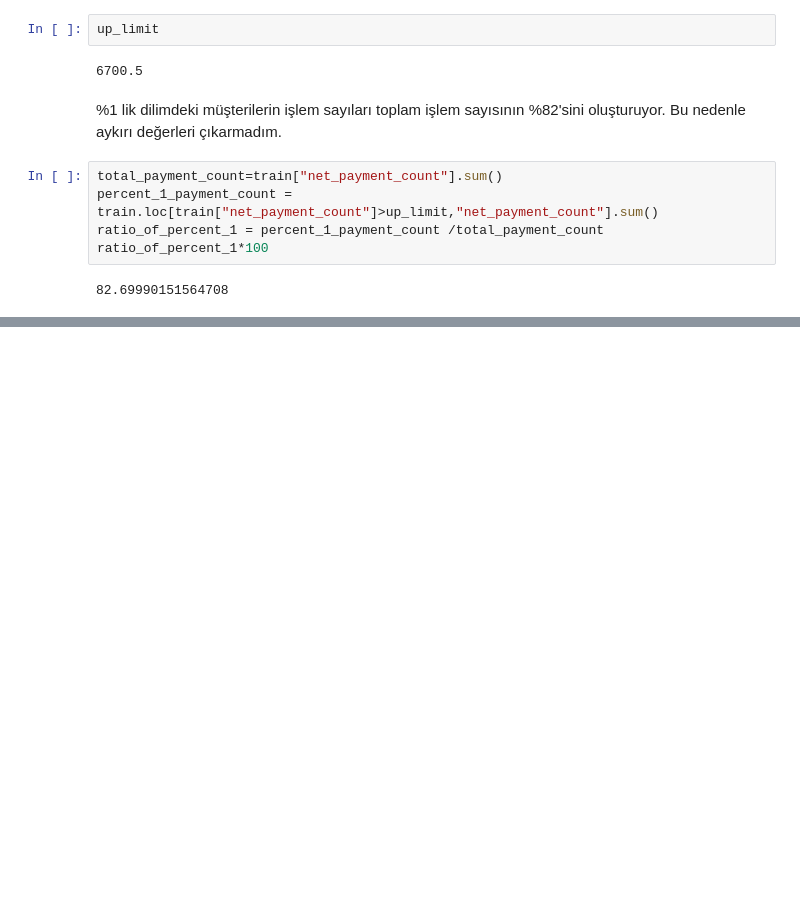
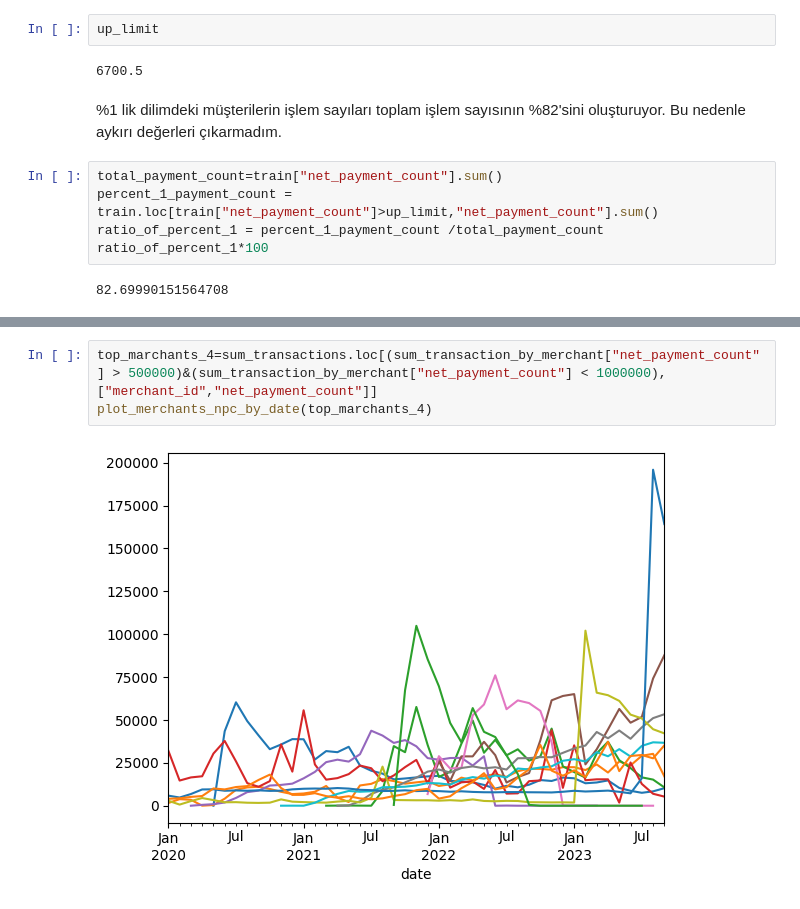
Before and after one commit to kntvrl/iyzico_project_tree_approach, a Jupyter notebook: iyzico_project.ipynb, the cells around one changed output, grey strips where cells are left out. Drawn from its saved outputs; the diff is of its cells as text; blank space fills up the shorter version.

```diff
--- a/iyzico_project.ipynb
+++ b/iyzico_project.ipynb
@@ -235,0 +304,5 @@ ratio_of_percent_1*100
+# %%
+top_marchants_4=sum_transactions.loc[(sum_transaction_by_merchant["net_payment_count"] > 500000)&(sum_transaction_by_merchant["net_payment_count"] < 1000000),["merchant_id","net_payment_count"]]
+plot_merchants_npc_by_date(top_marchants_4)
+# %% [output]
+[figure, added]
```
Also changed, not shown: parts of 95 cells of this notebook.
